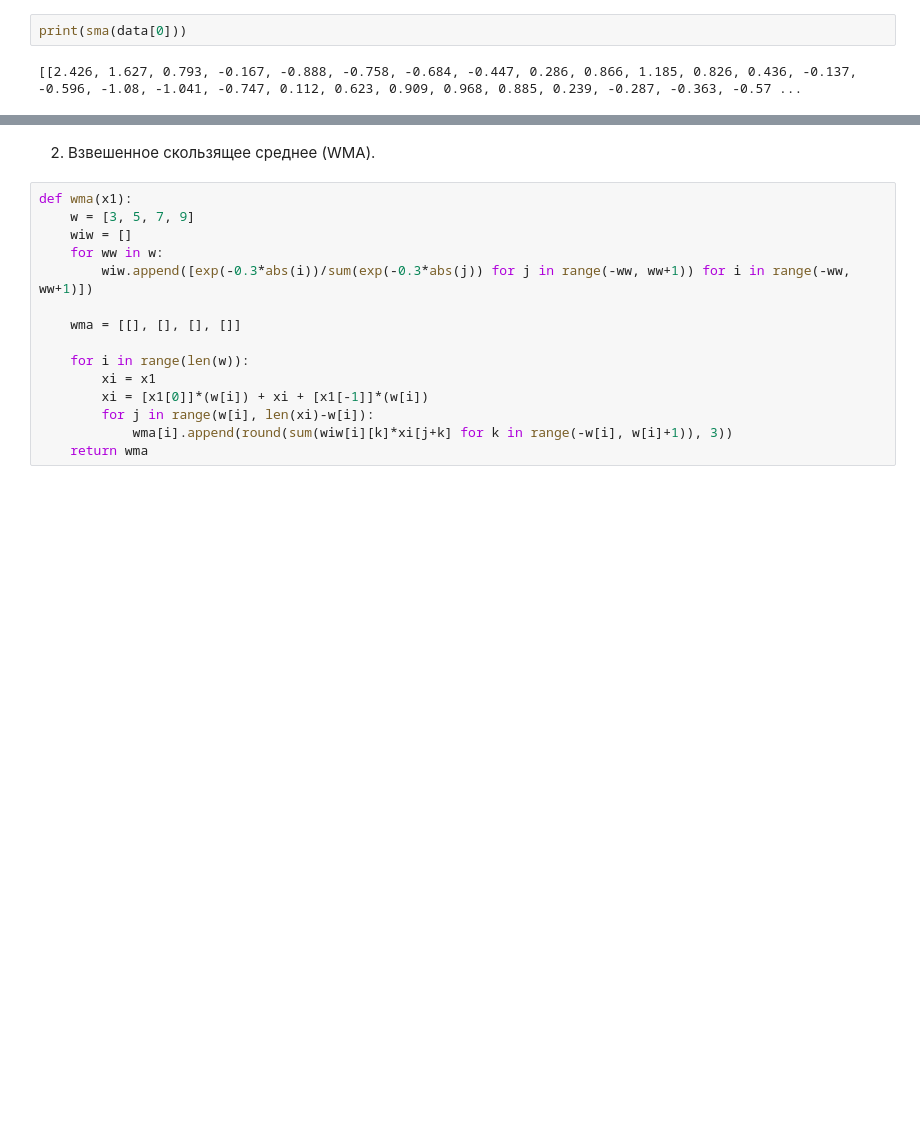
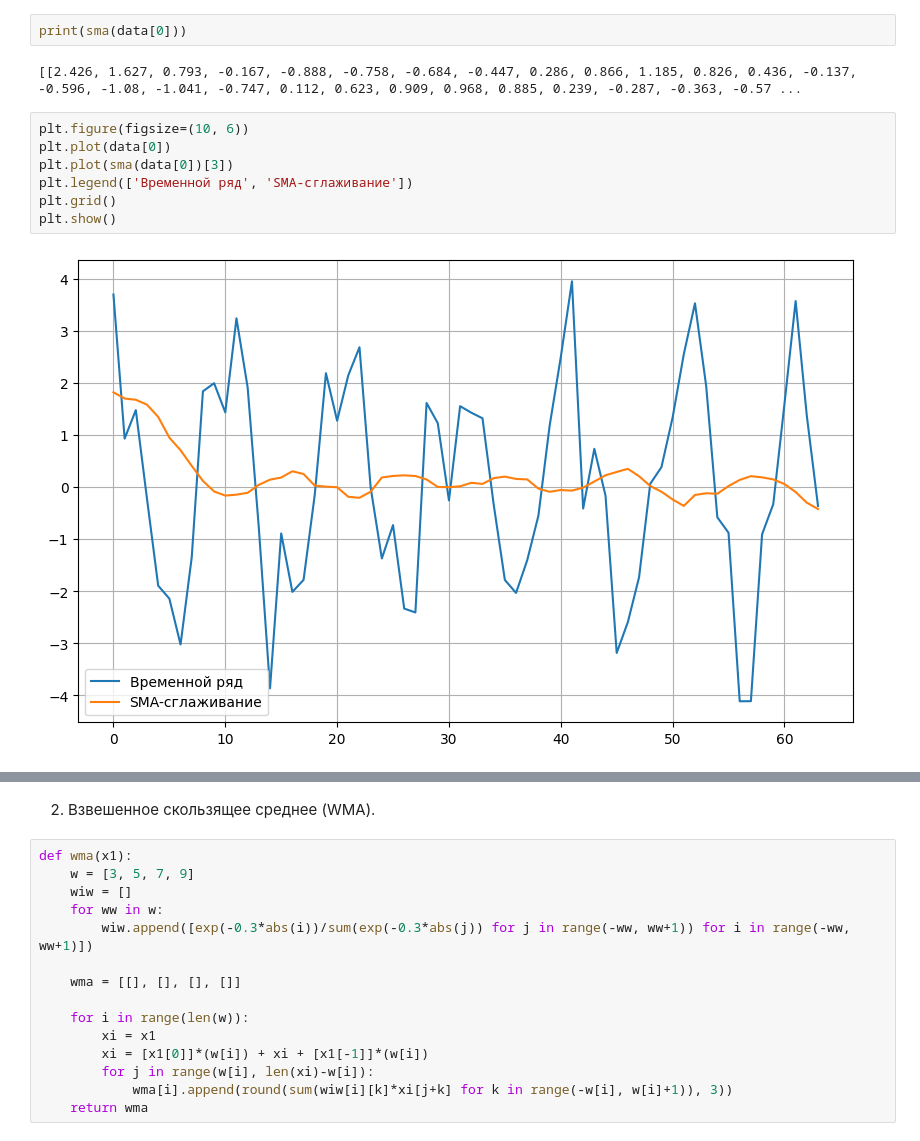
Before and after one commit to Kirill010/RTU-MIREA, a Jupyter notebook: 3 курс/5 семестр/Прикладные задачи математической статистики/Практика 6/Семинар_6.ipynb, the cells around one changed output, grey strips where cells are left out. Cells and saved outputs as stored; diff of their text form; blank space fills up the shorter version.

```diff
--- a/3 курс/5 семестр/Прикладные задачи математической статистики/Практика 6/Семинар_6.ipynb
+++ b/3 курс/5 семестр/Прикладные задачи математической статистики/Практика 6/Семинар_6.ipynb
@@ -38,3 +38,12 @@ def sma(x1):
 print(sma(data[0]))
 # %% [output]
 [[2.426, 1.627, 0.793, -0.167, -0.888, -0.758, -0.684, -0.447, 0.286, 0.866, 1.185, 0.826, 0.436, -0.137, -0.596, -1.08, -1.041, -0.747, 0.112, 0.623, 0.909, 0.968, 0.885, 0.239, -0.287, -0.363, -0.57 ...
+# %%
+plt.figure(figsize=(10, 6))
+plt.plot(data[0])
+plt.plot(sma(data[0])[3])
+plt.legend(['Временной ряд', 'SMA-сглаживание'])
+plt.grid()
+plt.show()
+# %% [output]
+[figure, added]
```
Also changed, not shown: parts of 10 cells of this notebook.
